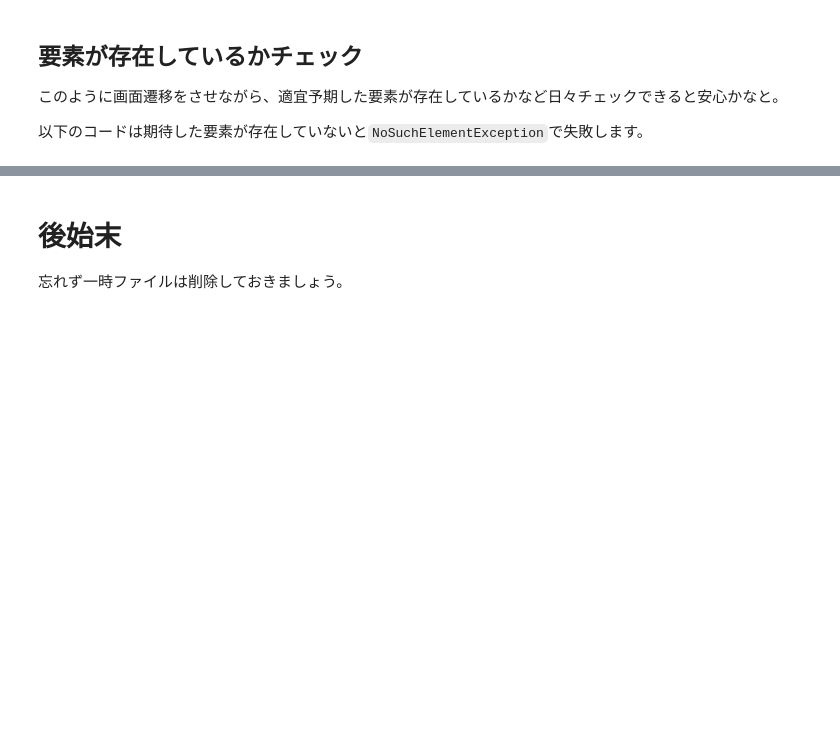
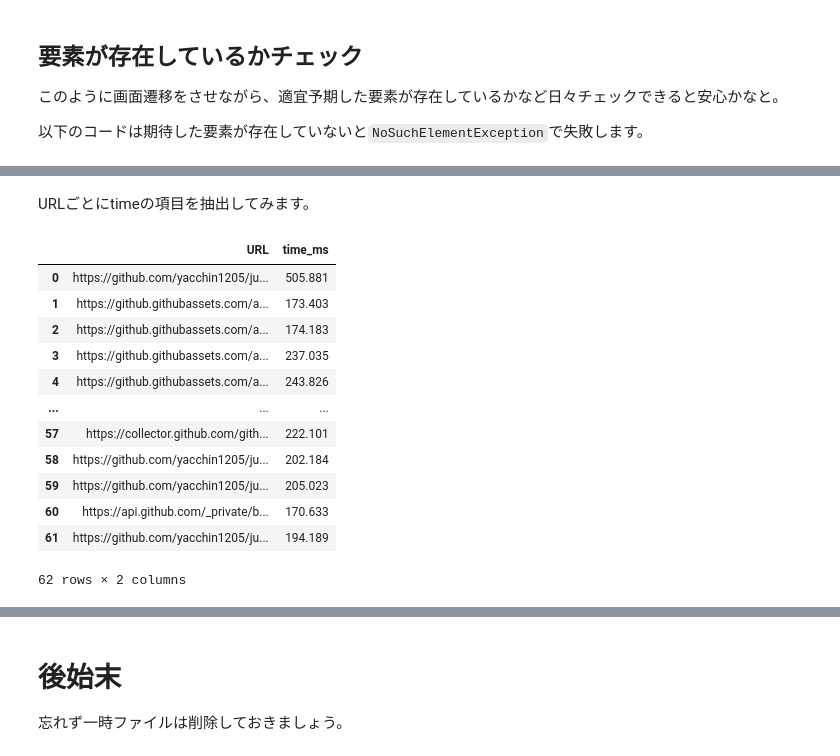
Before and after one commit to yacchin1205/jupyter-with-jenkins, a Jupyter notebook: Using Selenium.ipynb, the cells around one changed output, grey strips where cells are left out. Saved outputs shown, nothing was run; the diff lists cells and outputs as text; code cells hidden in the pictures; blank space fills up the shorter version.

```diff
--- a/Using Selenium.ipynb
+++ b/Using Selenium.ipynb
@@ -89,0 +147,21 @@ driver.find_element_by_xpath('//a[text() = "jupyter_notebook_config.py"]')
+# %% [markdown]
+URLごとにtimeの項目を抽出してみます。
+# %%
+import pandas as pd
+
+perf_df = pd.DataFrame([(e['request']['url'], e['time']) for e in har_data['log']['entries']], columns=['URL', 'time_ms'])
+perf_df
+# %% [output]
+|  | URL | time_ms |
+| 0 | https://github.com/yacchin1205/ju... | 505.881 |
+| 1 | https://github.githubassets.com/a... | 173.403 |
+| 2 | https://github.githubassets.com/a... | 174.183 |
+| 3 | https://github.githubassets.com/a... | 237.035 |
+| 4 | https://github.githubassets.com/a... | 243.826 |
+| ... | ... | ... |
+| 57 | https://collector.github.com/gith... | 222.101 |
+| 58 | https://github.com/yacchin1205/ju... | 202.184 |
+| 59 | https://github.com/yacchin1205/ju... | 205.023 |
+| 60 | https://api.github.com/_private/b... | 170.633 |
+| 61 | https://github.com/yacchin1205/ju... | 194.189 |
+62 rows × 2 columns
```
Also changed, not shown: parts of 15 cells of this notebook.
